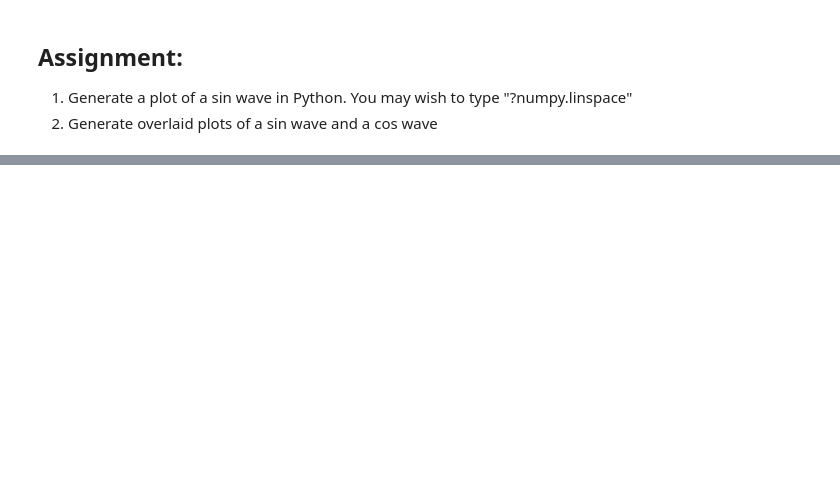
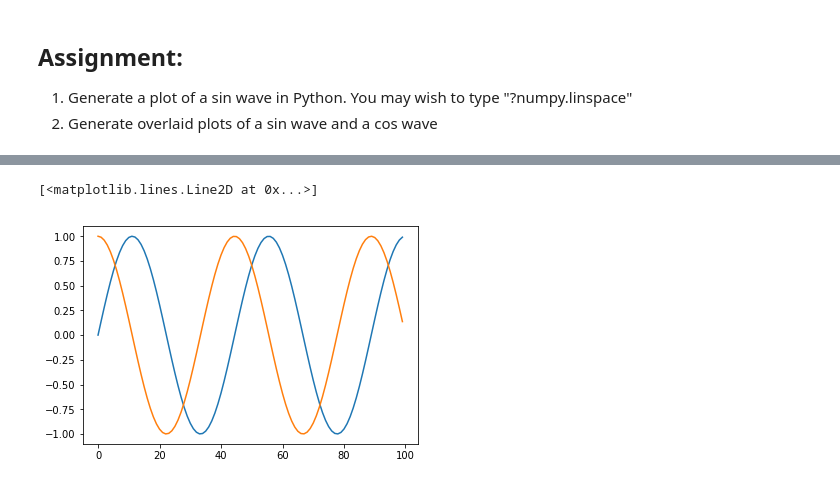
Before and after one commit to hodsonus/ece-stats, a Jupyter notebook: lectures/Lecture+2.ipynb, the cells around one changed output, grey strips where cells are left out. Saved outputs shown, nothing was run; the diff lists cells and outputs as text; code cells hidden in the pictures; blank space fills up the shorter version.

```diff
--- a/lectures/Lecture+2.ipynb
+++ b/lectures/Lecture+2.ipynb
@@ -316,0 +454,6 @@ To reduce typing, you can relable a library on import:
+# %%
+plt.plot(sins)
+plt.plot(coss)
+# %% [output]
+[<matplotlib.lines.Line2D at 0x...>]
+[figure, added]
```
Also changed, not shown: parts of 33 cells of this notebook, 1 other file.
